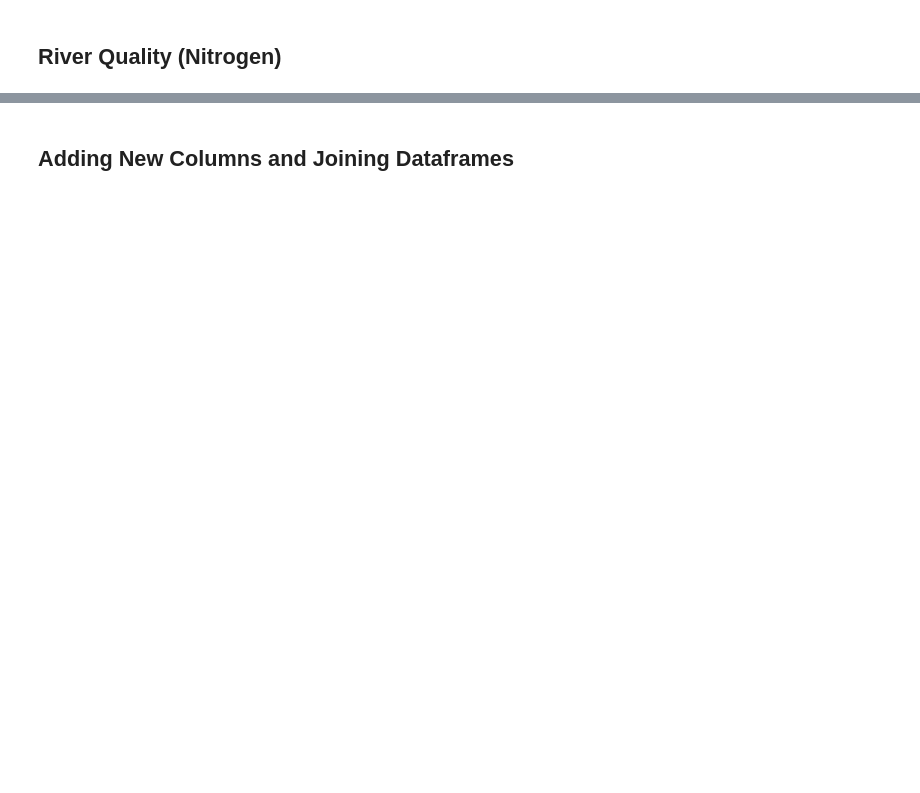
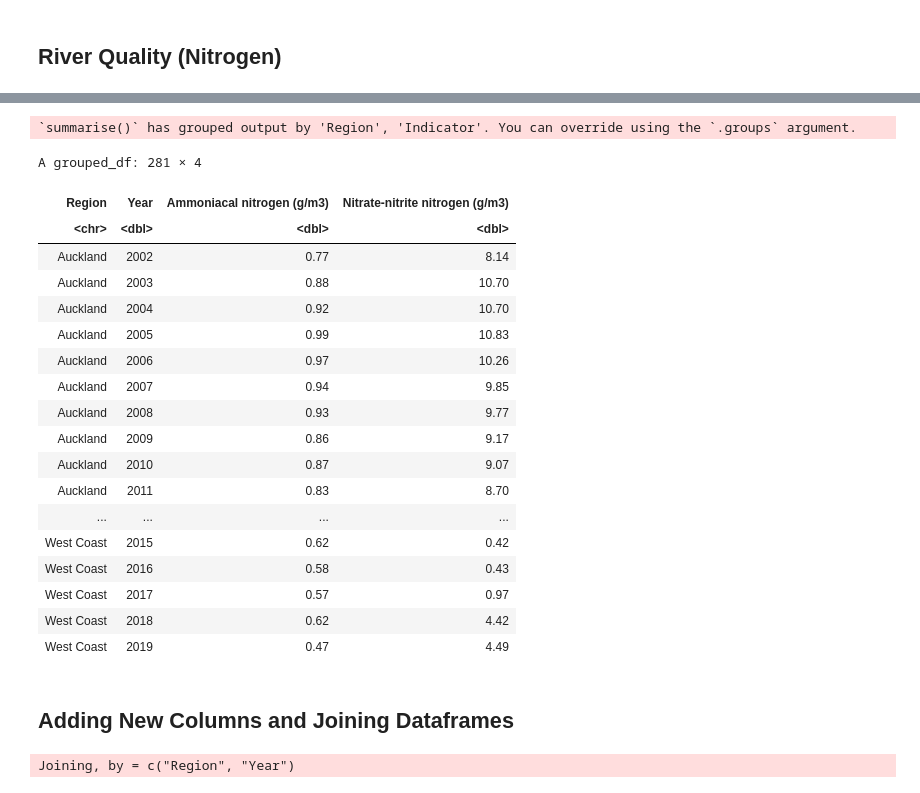
Before and after one commit to beuri97/data201_gp, a Jupyter notebook: water_quality/Water Quality.ipynb, the cells around one changed output, grey strips where cells are left out. Saved outputs shown, nothing was run; the diff lists cells and outputs as text; code cells hidden in the pictures; blank space fills up the shorter version.

Commit message:
modified Water\ Quality.ipynb

```diff
--- a/water_quality/Water Quality.ipynb
+++ b/water_quality/Water Quality.ipynb
@@ -142,20 +292,47 @@ new_rivernitrogen <- river_nitrogen %>%
   filter(Indicator %in% c("Ammoniacal nitrogen", "Nitrate-nitrite nitrogen"),
          Year >= 2002, Year <= 2019) %>%
   group_by(Region, Indicator, Year) %>%
-  summarise(Total_MedVal = round(sum(Med_Value), 2), Units) %>%
+  summarise(Total_MedVal = round(sum(Med_Value), 2)) %>%
   distinct()
+# %% [output]
+`summarise()` has grouped output by 'Region', 'Indicator'. You can override using the `.groups` argument.
 # %%
 # Takes the new_rivernitrogen then convert it to wide format.
 rivernitrogen_wide <- new_rivernitrogen %>%
   spread(key = Indicator,
-         value = Total_MedVal)
+         value = Total_MedVal) %>%
+  mutate(`Ammoniacal nitrogen (g/m3)` = `Ammoniacal nitrogen`,
+         `Nitrate-nitrite nitrogen (g/m3)` = `Nitrate-nitrite nitrogen`) %>%
+  select(-c(`Ammoniacal nitrogen`, `Nitrate-nitrite nitrogen`))
 rivernitrogen_wide
+# %% [output]
+A grouped_df: 281 × 4
+| Region | Year | Ammoniacal nitrogen (g/m3) | Nitrate-nitrite nitrogen (g/m3) |
+| <chr> | <dbl> | <dbl> | <dbl> |
+| Auckland | 2002 | 0.77 | 8.14 |
+| Auckland | 2003 | 0.88 | 10.70 |
+| Auckland | 2004 | 0.92 | 10.70 |
+| Auckland | 2005 | 0.99 | 10.83 |
+| Auckland | 2006 | 0.97 | 10.26 |
+| Auckland | 2007 | 0.94 | 9.85 |
+| Auckland | 2008 | 0.93 | 9.77 |
+| Auckland | 2009 | 0.86 | 9.17 |
+| Auckland | 2010 | 0.87 | 9.07 |
+| Auckland | 2011 | 0.83 | 8.70 |
+| ... | ... | ... | ... |
+| West Coast | 2015 | 0.62 | 0.42 |
+| West Coast | 2016 | 0.58 | 0.43 |
+| West Coast | 2017 | 0.57 | 0.97 |
+| West Coast | 2018 | 0.62 | 4.42 |
+| West Coast | 2019 | 0.47 | 4.49 |
 # %% [markdown]
 <h2>Adding New Columns and Joining Dataframes</h2>
 # %%
-# Join new_rivernitrogen and new_riverecoli to create river_quality dataframe.
-river_quality <- new_rivernitrogen %>%
-  full_join(new_riverecoli)
+# Join rivernitrogen_wide and riverecoli_wide to create river_quality dataframe.
+river_quality <- rivernitrogen_wide %>%
+  full_join(riverecoli_wide)
+# %% [output]
+Joining, by = c("Region", "Year")
 # %%
 # Merge the tibble of categories with the existing groundwq and river_quality dataframes.
 groundwq_categ <- tibble(Water_Categ = rep(c("Groundwater Quality"), each = nrow(new_groundwq)))
```
Also changed, not shown: parts of 18 cells of this notebook.
